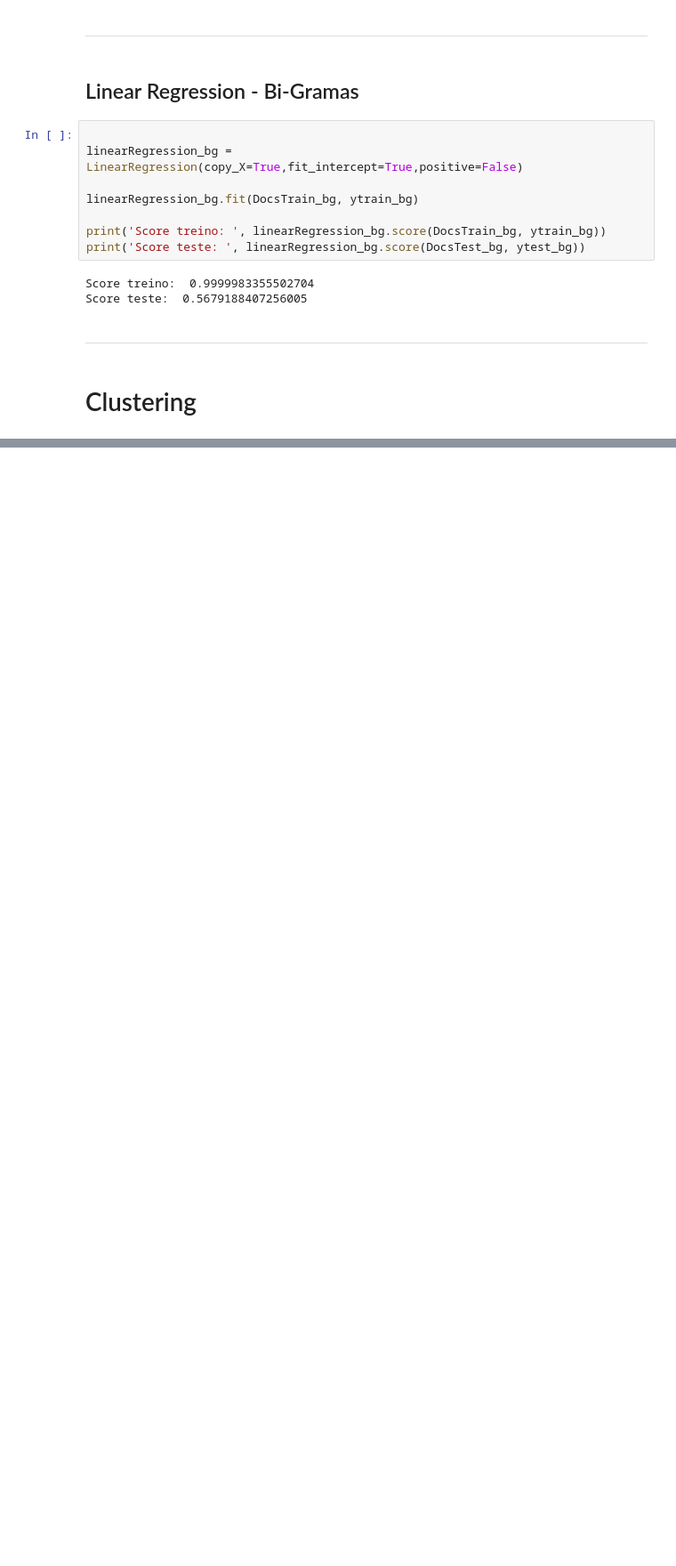
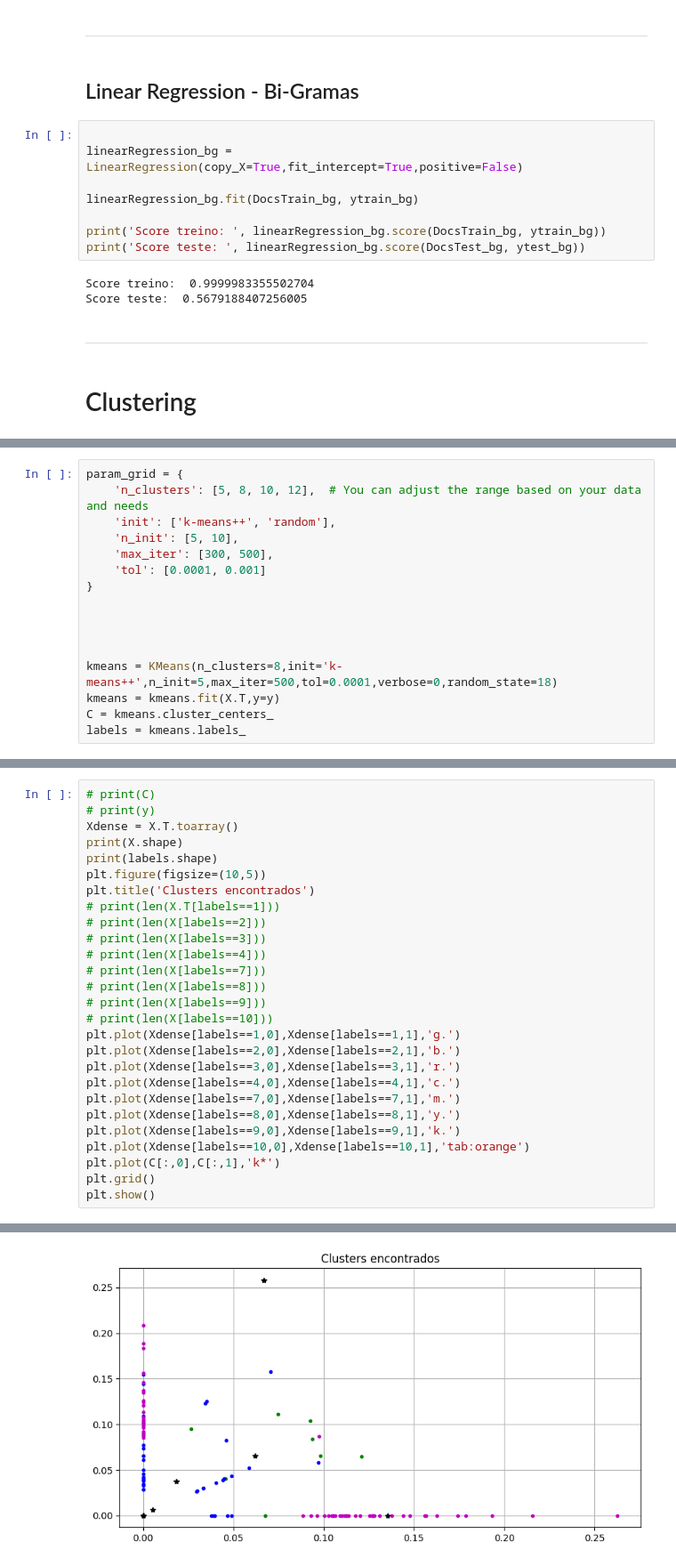
Before and after one commit to LPSD18/AA, a Jupyter notebook: TP2/A48168A48328TP2_final.ipynb, the cells around one changed output, grey strips where cells are left out. Shown at 89% size. Cells and saved outputs as stored; diff of their text form; blank space fills up the shorter version.

```diff
--- a/TP2/A48168A48328TP2_final.ipynb
+++ b/TP2/A48168A48328TP2_final.ipynb
@@ -457,0 +433,16 @@ plt.show()
+# %%
+param_grid = {
+    'n_clusters': [5, 8, 10, 12],  # You can adjust the range based on your data and needs
+    'init': ['k-means++', 'random'],
+    'n_init': [5, 10],
+    'max_iter': [300, 500],
+    'tol': [0.0001, 0.001]
+}
+
+
+
+
+kmeans = KMeans(n_clusters=8,init='k-means++',n_init=5,max_iter=500,tol=0.0001,verbose=0,random_state=18)
+kmeans = kmeans.fit(X.T,y=y)
+C = kmeans.cluster_centers_
+labels = kmeans.labels_
@@ -457,0 +477,28 @@ plt.show()
+# %%
+# print(C)
+# print(y)
+Xdense = X.T.toarray()
+print(X.shape)
+print(labels.shape)
+plt.figure(figsize=(10,5))
+plt.title('Clusters encontrados')
+# print(len(X.T[labels==1]))
+# print(len(X[labels==2]))
+# print(len(X[labels==3]))
+# print(len(X[labels==4]))
+# print(len(X[labels==7]))
+# print(len(X[labels==8]))
+# print(len(X[labels==9]))
+# print(len(X[labels==10]))
+plt.plot(Xdense[labels==1,0],Xdense[labels==1,1],'g.')
+plt.plot(Xdense[labels==2,0],Xdense[labels==2,1],'b.')
+plt.plot(Xdense[labels==3,0],Xdense[labels==3,1],'r.')
+plt.plot(Xdense[labels==4,0],Xdense[labels==4,1],'c.')
+plt.plot(Xdense[labels==7,0],Xdense[labels==7,1],'m.')
+plt.plot(Xdense[labels==8,0],Xdense[labels==8,1],'y.')
+plt.plot(Xdense[labels==9,0],Xdense[labels==9,1],'k.')
+plt.plot(Xdense[labels==10,0],Xdense[labels==10,1],'tab:orange')
+plt.plot(C[:,0],C[:,1],'k*')
+plt.grid()
+plt.show()
+# %% [output]
@@ -457,0 +507 @@ plt.show()
+[figure, added]
```
Also changed, not shown: parts of 6 cells of this notebook, 1 other file.
